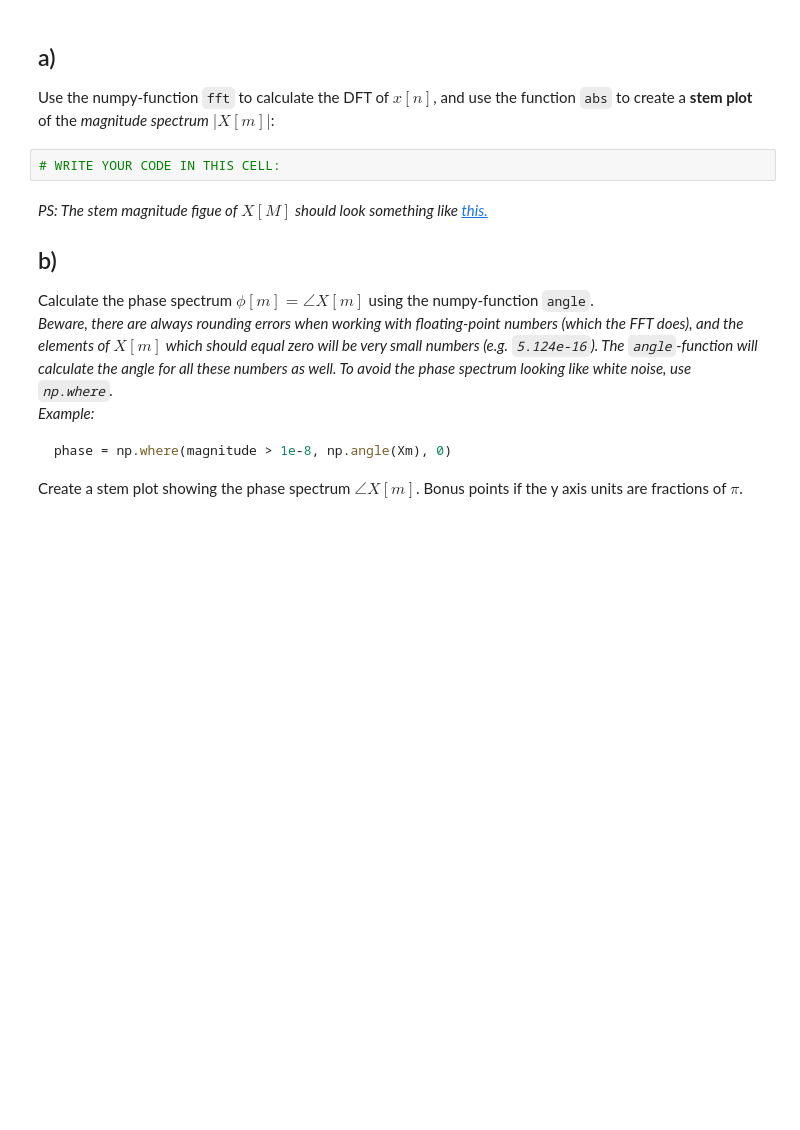
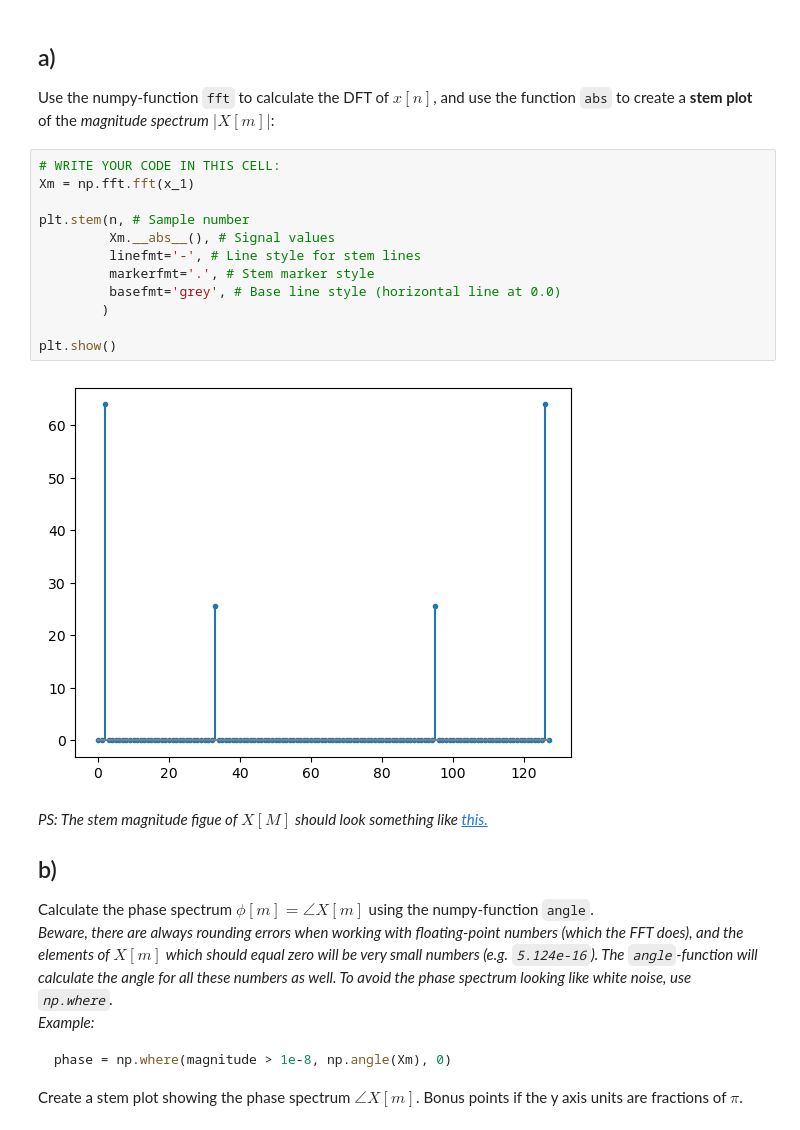
Before and after one commit to kaierih/AIS2201_Exercises, a Jupyter notebook: Exercise_4/Problem1.ipynb, the cells around one changed output. Cells and saved outputs as stored; diff of their text form; blank space fills up the shorter version.

```diff
--- a/Exercise_4/Problem1.ipynb
+++ b/Exercise_4/Problem1.ipynb
@@ -65,8 +70,20 @@ One significant consequence of the signal being discrete rather than continuous
 # %% [markdown]
 ## a)
 Use the numpy-function `fft` to calculate the DFT of $x[n]$, and use the function `abs` to create a **stem plot** of the *magnitude spectrum*  $|X[m]|$:
-# %%
-# WRITE YOUR CODE IN THIS CELL:
+# %%
+# WRITE YOUR CODE IN THIS CELL:
+Xm = np.fft.fft(x_1)
+
+plt.stem(n, # Sample number
+         Xm.__abs__(), # Signal values
+         linefmt='-', # Line style for stem lines
+         markerfmt='.', # Stem marker style
+         basefmt='grey', # Base line style (horizontal line at 0.0)
+        )
+
+plt.show()
+# %% [output]
+[figure, added]
 # %% [markdown]
 *PS: The stem magnitude figue of $X[M]$ should look something like [this.](Figures/task1a_sol.png)*
 
```
Also changed, not shown: parts of 18 cells of this notebook, 1 other file.
